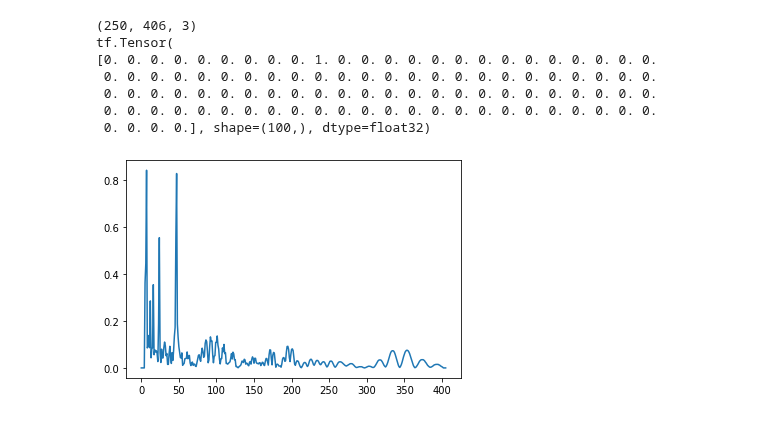
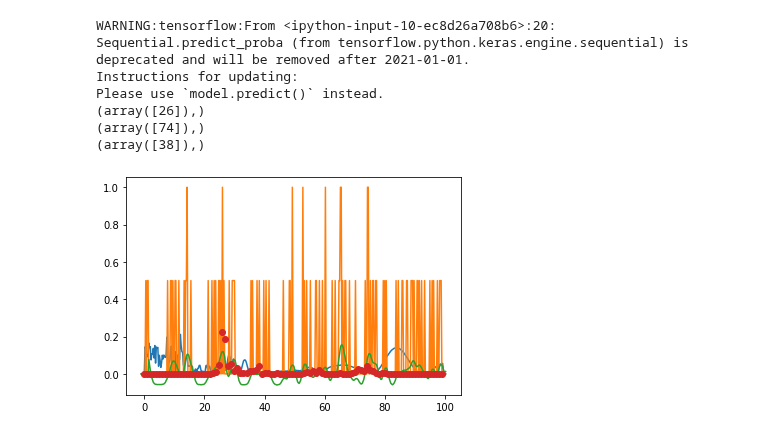
Before and after one commit to rmaestre/NN-Asteroseismology, a Jupyter notebook: astronn/notebooks/starmodels_randomfreqs.ipynb, the cells around one changed output. Cells and saved outputs as stored; diff of their text form; code cells hidden in the pictures.

```diff
--- a/astronn/notebooks/starmodels_randomfreqs.ipynb
+++ b/astronn/notebooks/starmodels_randomfreqs.ipynb
@@ -50,15 +44,40 @@ NameError: name 'starmodels' is not defined
-# %%
-for star in df_sm.take(1):
-    print(star[0].shape)
-    id = 2
-    print(star[1][id])
-    plt.plot(star[0].numpy()[id,:,0])
-# %% [output]
-(250, 406, 3)
-tf.Tensor(
-[0. 0. 0. 0. 0. 0. 0. 0. 0. 1. 0. 0. 0. 0. 0. 0. 0. 0. 0. 0. 0. 0. 0. 0.
- 0. 0. 0. 0. 0. 0. 0. 0. 0. 0. 0. 0. 0. 0. 0. 0. 0. 0. 0. 0. 0. 0. 0. 0.
- 0. 0. 0. 0. 0. 0. 0. 0. 0. 0. 0. 0. 0. 0. 0. 0. 0. 0. 0. 0. 0. 0. 0. 0.
- 0. 0. 0. 0. 0. 0. 0. 0. 0. 0. 0. 0. 0. 0. 0. 0. 0. 0. 0. 0. 0. 0. 0. 0.
- 0. 0. 0. 0.], shape=(100,), dtype=float32)
-[figure, removed]
+# %%
+sepconv_mod = tf.keras.models.load_model("/tmp/sepconvnn_tmp_400")
+# %%
+def normalize(x):
+    """
+    """
+    return (x - np.min(x)) / (np.max(x) - np.min(x))
+
+
+id_sample = 2
+
+x = np.arange(-1, 100.5, 0.25)
+aux = df.loc[id_sample, id["hod"]]
+aux_hod = ((aux - aux.min()) / (aux.max() - aux.min()))
+aux_ac = df.loc[id_sample, id["ac"]]
+aux_ac[:10] = 0
+
+star_model = np.stack([df.loc[id_sample, id["dft"]], aux_hod, aux_ac], axis=1)
+plt.plot(x, star_model)
+star_model = star_model.reshape(-1,406,3)
+star_model = tf.data.Dataset.from_tensors(star_model)
+
+plt.plot(np.arange(0, 100, 1), sepconv_mod.predict_proba(star_model)[0], "o")
+
+
+probs = sepconv_mod.predict_proba(star_model)[0]
+peaks, _ = find_peaks(probs, height=0, distance=10)
+peaks_sorted_by_prob = np.sort(probs[peaks])[::-1]
+
+print(np.where(probs == peaks_sorted_by_prob[0]))
+print(np.where(probs == peaks_sorted_by_prob[1]))
+print(np.where(probs == peaks_sorted_by_prob[2]))
+# %% [output]
+WARNING:tensorflow:From <ipython-input-10-ec8d26a708b6>:20: Sequential.predict_proba (from tensorflow.python.keras.engine.sequential) is deprecated and will be removed after 2021-01-01.
+Instructions for updating:
+Please use `model.predict()` instead.
+(array([26]),)
+(array([74]),)
+(array([38]),)
+[figure, added]
```
Also changed, not shown: parts of 18 cells of this notebook, 7 other files.
